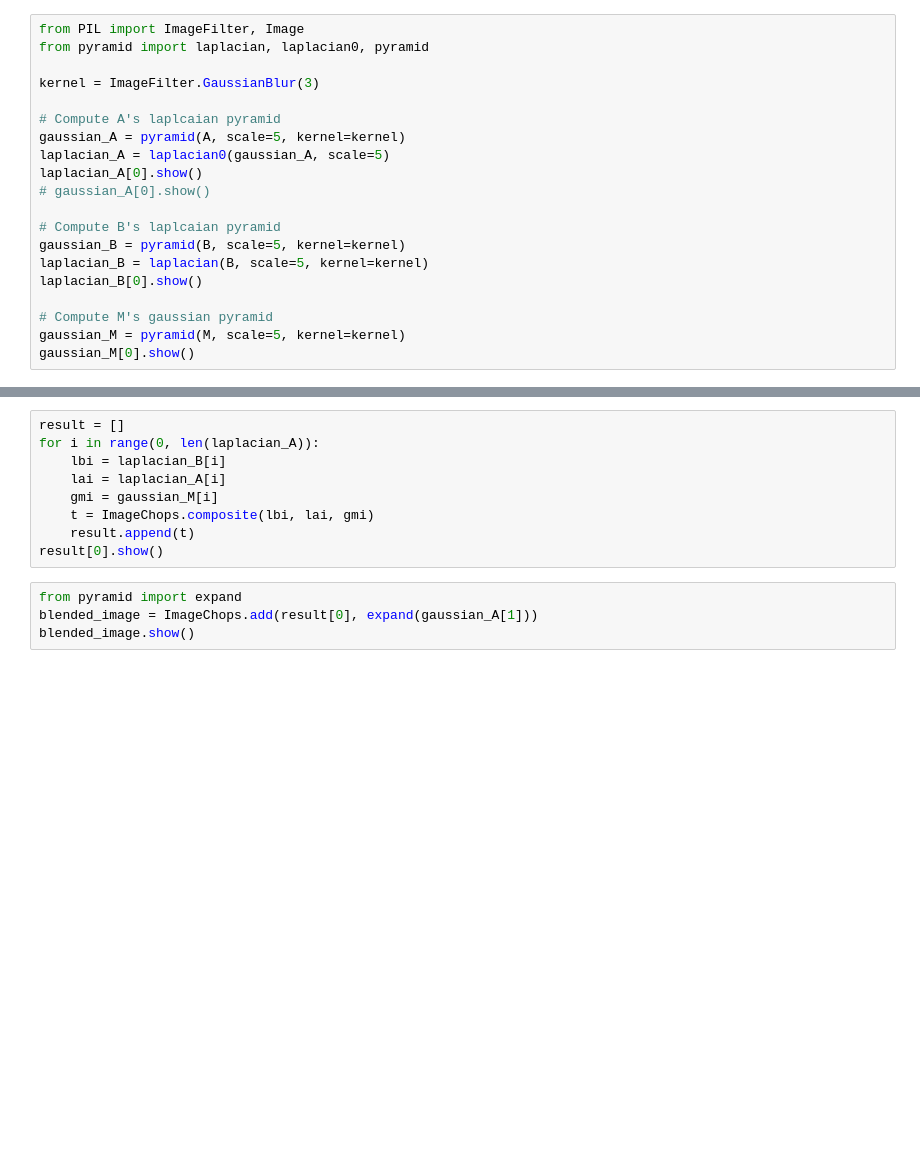
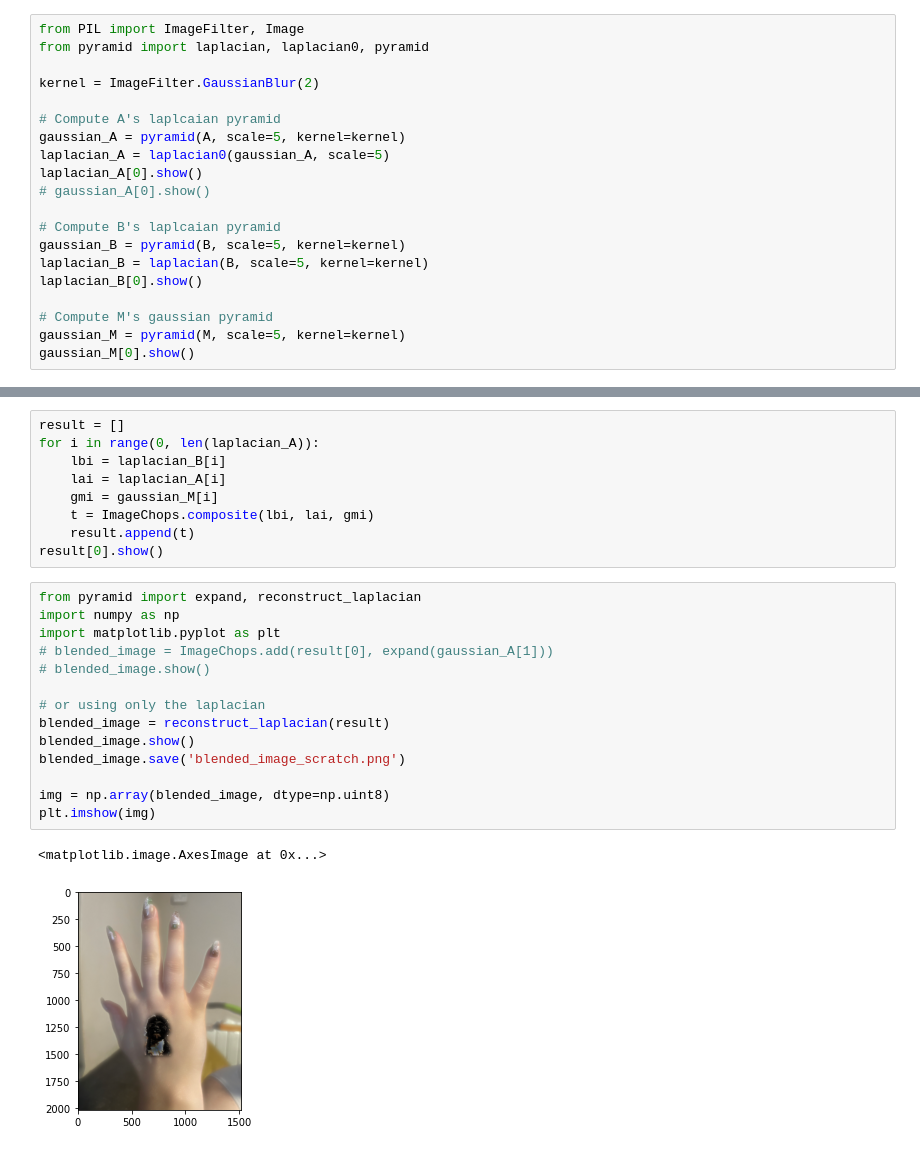
Before and after one commit to Lxrd-AJ/multiresolution-image-blending, a Jupyter notebook: multiresolution-blending-scratch.ipynb, the cells around one changed output, grey strips where cells are left out. Cells and saved outputs as stored; diff of their text form; blank space fills up the shorter version.

```diff
--- a/multiresolution-blending-scratch.ipynb
+++ b/multiresolution-blending-scratch.ipynb
@@ -98,7 +98,7 @@ result.show()
 from PIL import ImageFilter, Image
 from pyramid import laplacian, laplacian0, pyramid
 
-kernel = ImageFilter.GaussianBlur(3)
+kernel = ImageFilter.GaussianBlur(2)
 
 # Compute A's laplcaian pyramid
 gaussian_A = pyramid(A, scale=5, kernel=kernel)
@@ -136,6 +136,19 @@ for i in range(0, len(laplacian_A)):
     result.append(t)
 result[0].show()
 # %%
-from pyramid import expand
-blended_image = ImageChops.add(result[0], expand(gaussian_A[1]))
+from pyramid import expand, reconstruct_laplacian
+import numpy as np
+import matplotlib.pyplot as plt
+# blended_image = ImageChops.add(result[0], expand(gaussian_A[1]))
+# blended_image.show()
+
+# or using only the laplacian
+blended_image = reconstruct_laplacian(result)
 blended_image.show()
+blended_image.save('blended_image_scratch.png')
+
+img = np.array(blended_image, dtype=np.uint8)
+plt.imshow(img)
+# %% [output]
+<matplotlib.image.AxesImage at 0x...>
+[figure, added]
```
Also changed, not shown: parts of 1 cell of this notebook, 5 other files.
